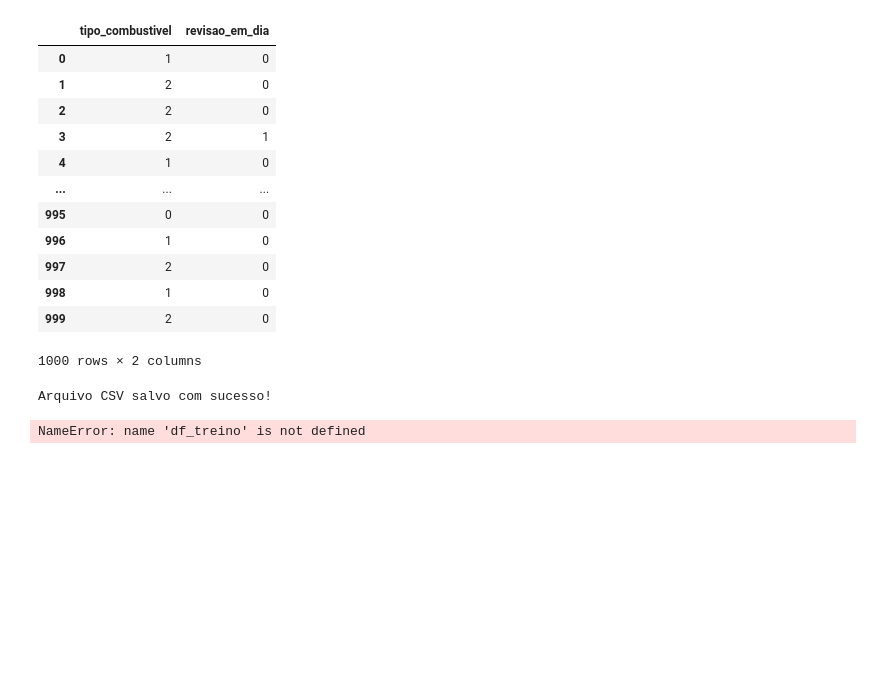
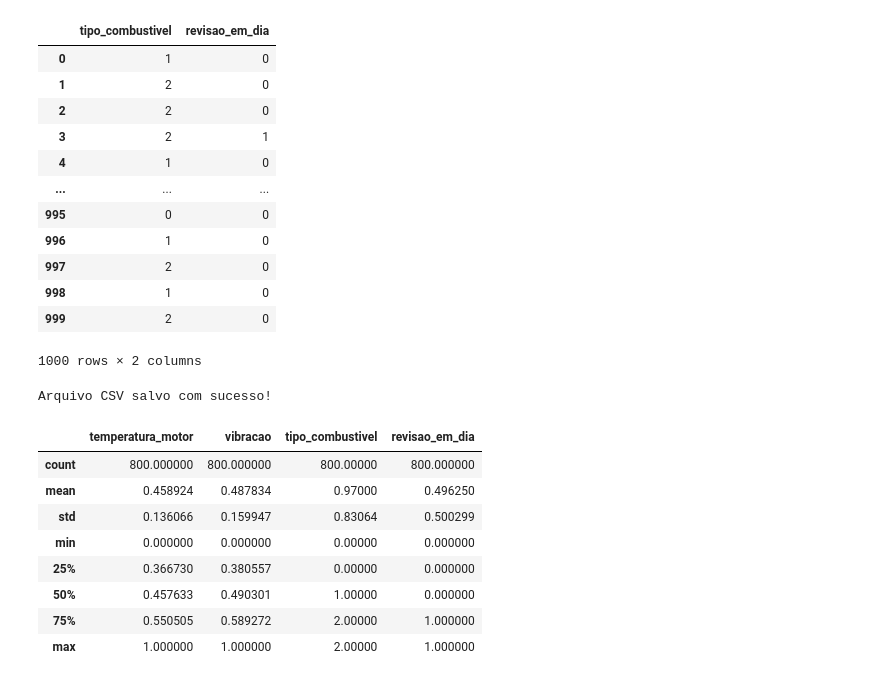
Before and after one commit to guilhermedmd/Projeto-6-analiseDados, a Jupyter notebook: Projeto_grupo6.ipynb, the cells around one changed output. Saved outputs shown, nothing was run; the diff lists cells and outputs as text; code cells hidden in the pictures; blank space fills up the shorter version.

Commit message:
add: divisão dos dados para teste e normalização

```diff
--- a/Projeto_grupo6.ipynb
+++ b/Projeto_grupo6.ipynb
@@ -229,12 +227,28 @@ print("Arquivo CSV salvo com sucesso!")
 Arquivo CSV salvo com sucesso!
 # %%
 # Tirando os dados de falha da máquina para realizar a divisão de treino e teste
-y = df_treino["falha_motor"]
-x - df_treino.drop(columns="falha_motor")
+y = df_treino["falha_maquina"]
+x = df_treino.drop(columns="falha_maquina")
-# %% [output]
-NameError: name 'df_treino' is not defined
 # %%
 from sklearn.model_selection import train_test_split
 
 seed = 42
-x_train, y_test, ytrain, y_test = train_test_split(x,y, test_size=0.2, random_state=seed, stratify=y)
+x_train, x_test, y_train, y_test = train_test_split(x,y, test_size=0.2, random_state=seed, stratify=y)
+# %%
+df_col_num = df_col_num.drop("falha_maquina")
+# %%
+# Normalizando os dados de entrada de treino
+from sklearn.preprocessing import MinMaxScaler
+scaler = MinMaxScaler()
+x_train[df_col_num] = scaler.fit_transform(x_train[df_col_num])
+x_train.describe()
+# %% [output]
+|  | temperatura_motor | vibracao | tipo_combustivel | revisao_em_dia |
+| count | 800.000000 | 800.000000 | 800.00000 | 800.000000 |
+| mean | 0.458924 | 0.487834 | 0.97000 | 0.496250 |
+| std | 0.136066 | 0.159947 | 0.83064 | 0.500299 |
+| min | 0.000000 | 0.000000 | 0.00000 | 0.000000 |
+| 25% | 0.366730 | 0.380557 | 0.00000 | 0.000000 |
+| 50% | 0.457633 | 0.490301 | 1.00000 | 0.000000 |
+| 75% | 0.550505 | 0.589272 | 2.00000 | 1.000000 |
+| max | 1.000000 | 1.000000 | 2.00000 | 1.000000 |
```
Also changed, not shown: parts of 4 cells of this notebook.
